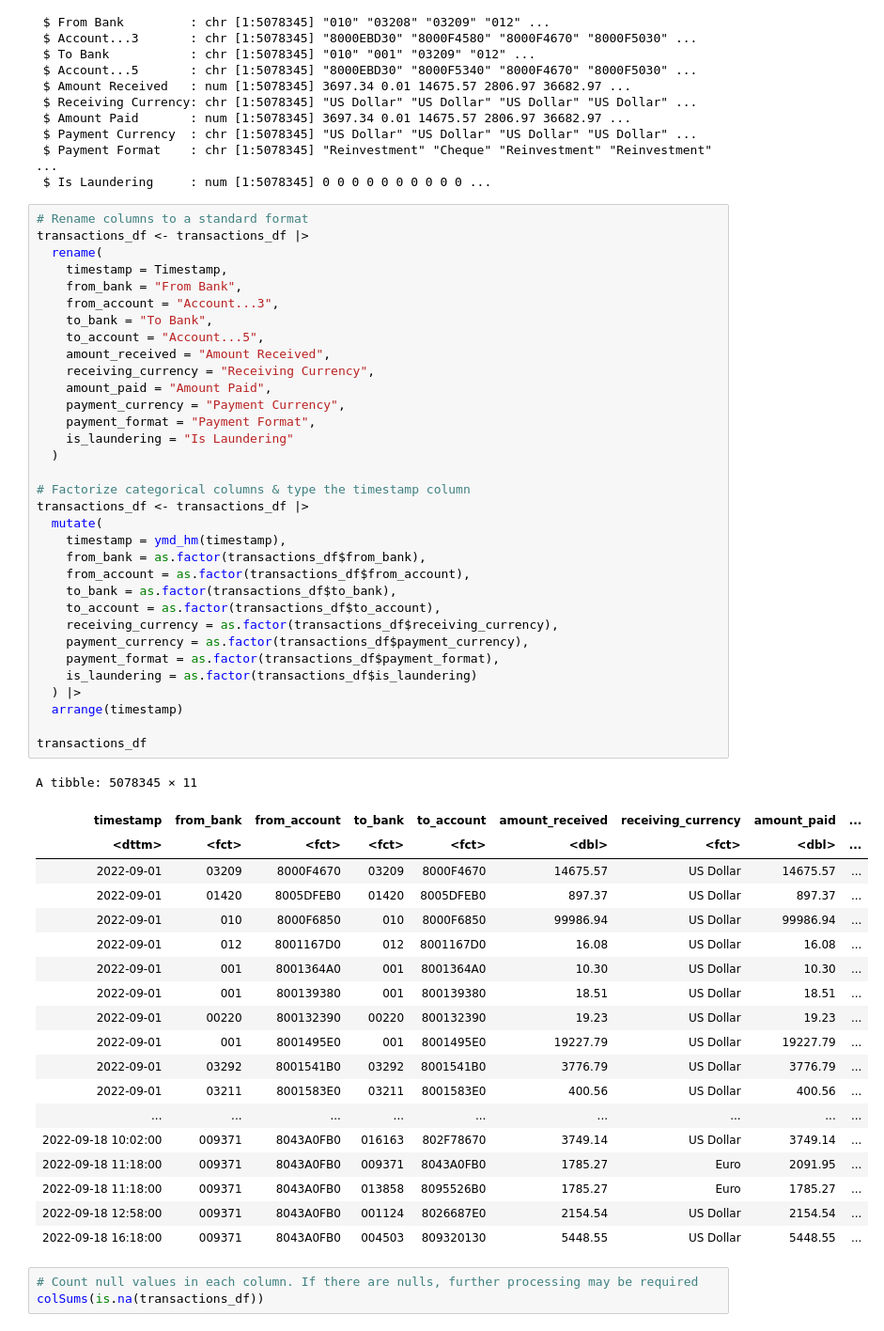
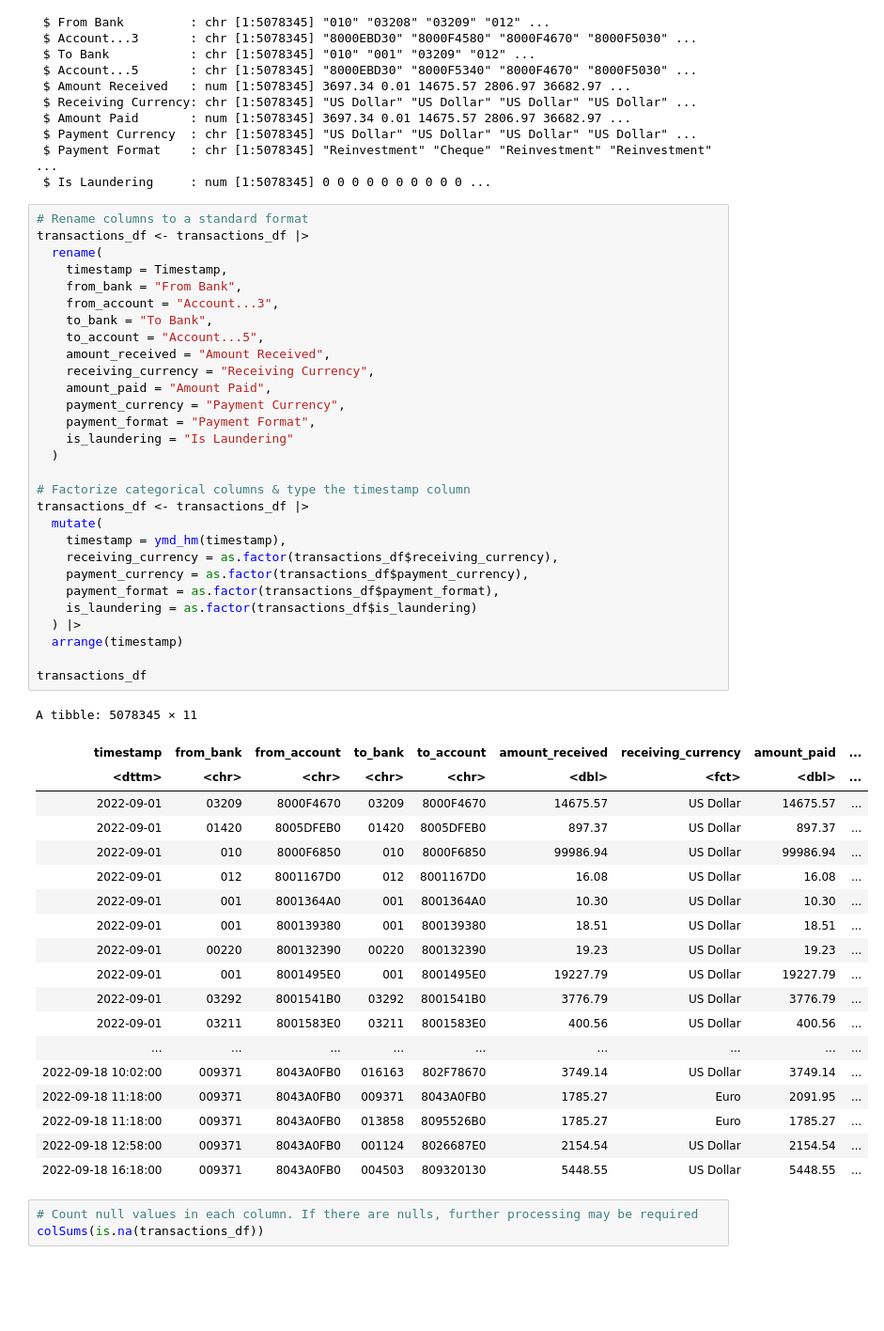
Before and after one commit to PeteM95/Portfolio, a Jupyter notebook: AntiMoneyLaundering/AML_Notebook.ipynb, the cells around one changed output. Shown at 94% size. Drawn from its saved outputs; the diff is of its cells as text; blank space fills up the shorter version.

```diff
--- a/AntiMoneyLaundering/AML_Notebook.ipynb
+++ b/AntiMoneyLaundering/AML_Notebook.ipynb
@@ -112,38 +99,34 @@ tibble [5,078,345 × 11] (S3: tbl_df/tbl/data.frame)
 transactions_df <- transactions_df |>
   rename(
     timestamp = Timestamp,
     from_bank = "From Bank",
     from_account = "Account...3",
     to_bank = "To Bank",
     to_account = "Account...5",
     amount_received = "Amount Received",
     receiving_currency = "Receiving Currency",
     amount_paid = "Amount Paid",
     payment_currency = "Payment Currency",
     payment_format = "Payment Format",
     is_laundering = "Is Laundering"
   )
 
 # Factorize categorical columns & type the timestamp column
 transactions_df <- transactions_df |>
   mutate(
     timestamp = ymd_hm(timestamp),
-    from_bank = as.factor(transactions_df$from_bank),
-    from_account = as.factor(transactions_df$from_account),
-    to_bank = as.factor(transactions_df$to_bank),
-    to_account = as.factor(transactions_df$to_account),
     receiving_currency = as.factor(transactions_df$receiving_currency),
     payment_currency = as.factor(transactions_df$payment_currency),
     payment_format = as.factor(transactions_df$payment_format),
     is_laundering = as.factor(transactions_df$is_laundering)
   ) |>
   arrange(timestamp)
 
 transactions_df
 # %% [output]
 A tibble: 5078345 × 11
 | timestamp | from_bank | from_account | to_bank | to_account | amount_received | receiving_currency | amount_paid | ... |
-| <dttm> | <fct> | <fct> | <fct> | <fct> | <dbl> | <fct> | <dbl> | ... |
+| <dttm> | <chr> | <chr> | <chr> | <chr> | <dbl> | <fct> | <dbl> | ... |
 | 2022-09-01 | 03209 | 8000F4670 | 03209 | 8000F4670 | 14675.57 | US Dollar | 14675.57 | ... |
 | 2022-09-01 | 01420 | 8005DFEB0 | 01420 | 8005DFEB0 | 897.37 | US Dollar | 897.37 | ... |
 | 2022-09-01 | 010 | 8000F6850 | 010 | 8000F6850 | 99986.94 | US Dollar | 99986.94 | ... |
```
Also changed, not shown: parts of 6 cells of this notebook.
